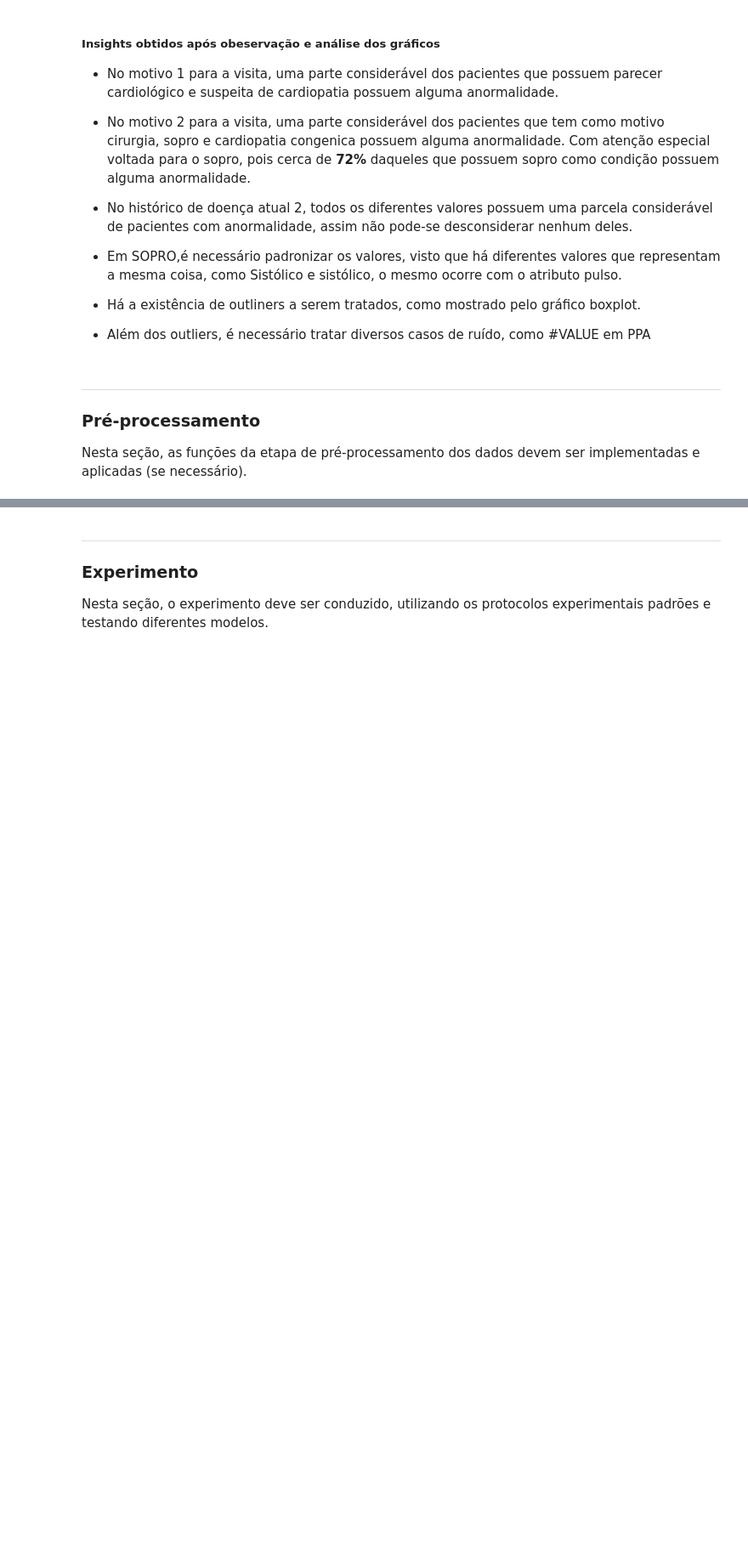
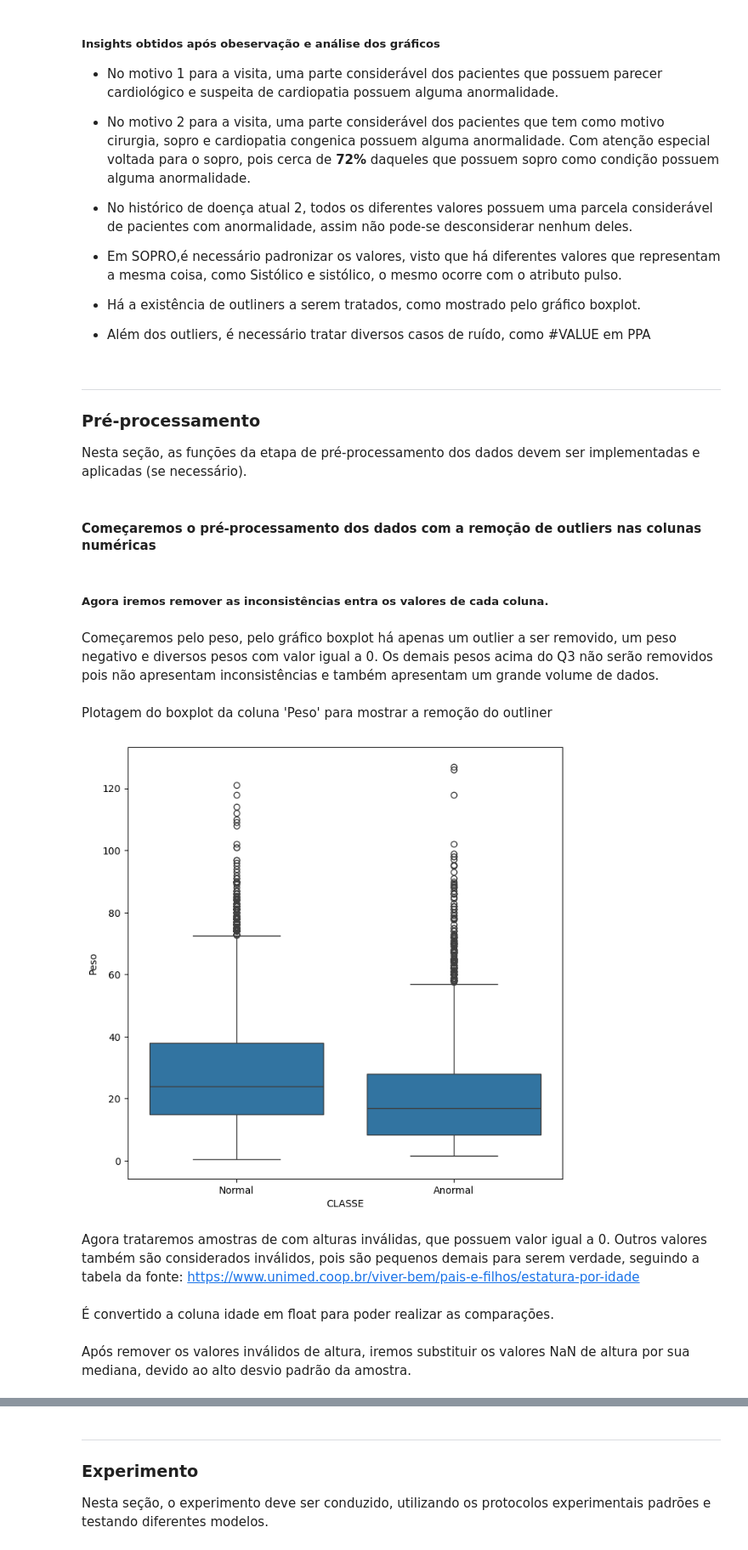
Before and after one commit to guisantoxxx/trabalho-AM, a Jupyter notebook: main.ipynb, the cells around one changed output, grey strips where cells are left out. Shown at 85% size. Saved outputs shown, nothing was run; the diff lists cells and outputs as text; code cells hidden in the pictures; blank space fills up the shorter version.

```diff
--- a/main.ipynb
+++ b/main.ipynb
@@ -264,3 +281,25 @@ for atributo in colunas_numericas:
 ### Pré-processamento
 
 Nesta seção, as funções da etapa de pré-processamento dos dados devem ser implementadas e aplicadas (se necessário).
+# %% [markdown]
+#### Começaremos o pré-processamento dos dados com a remoção de outliers nas colunas numéricas
+# %% [markdown]
+##### Agora iremos remover as inconsistências entra os valores de cada coluna.
+# %% [markdown]
+Começaremos pelo peso, pelo gráfico boxplot há apenas um outlier a ser removido, um peso negativo e diversos pesos com valor igual a 0. Os demais pesos acima do Q3 não serão removidos pois não apresentam inconsistências e também apresentam um grande volume de dados.
+# %%
+peso_outliner = dados_treino[dados_treino['Peso'] < 0]
+peso_invalido = dados_treino[dados_treino["Peso"] == 0]
+
+dados_treino.drop(peso_outliner.index, inplace=True)
+dados_treino.drop(peso_invalido.index, inplace=True)
+# %% [markdown]
+Plotagem do boxplot da coluna 'Peso' para mostrar a remoção do outliner
+# %%
+plt.figure(figsize=(8, 8))
+sns.boxplot(x="CLASSE", y="Peso", data=dados_treino, whis=1.5)
+plt.show()
+# %% [output]
+[figure, added]
+# %% [markdown]
+Agora trataremos amostras de com alturas inválidas, que possuem valor igual a 0. Outros valores também são considerados inválidos, pois são pequenos demais para serem verdade, seguindo a tabela da fonte: https://www.unimed.coop.br/viver-bem/pais-e-filhos/estatura-por-idade
@@ -266,0 +308,2 @@ Nesta seção, as funções da etapa de pré-processamento dos dados devem ser i
+# %% [markdown]
+É convertido a coluna idade em float para poder realizar as comparações.
@@ -266,0 +325,2 @@ Nesta seção, as funções da etapa de pré-processamento dos dados devem ser i
+# %% [markdown]
+Após remover os valores inválidos de altura, iremos substituir os valores NaN de altura  por sua mediana, devido ao alto desvio padrão da amostra.
```
Also changed, not shown: parts of 161 cells of this notebook, 1 other file.
